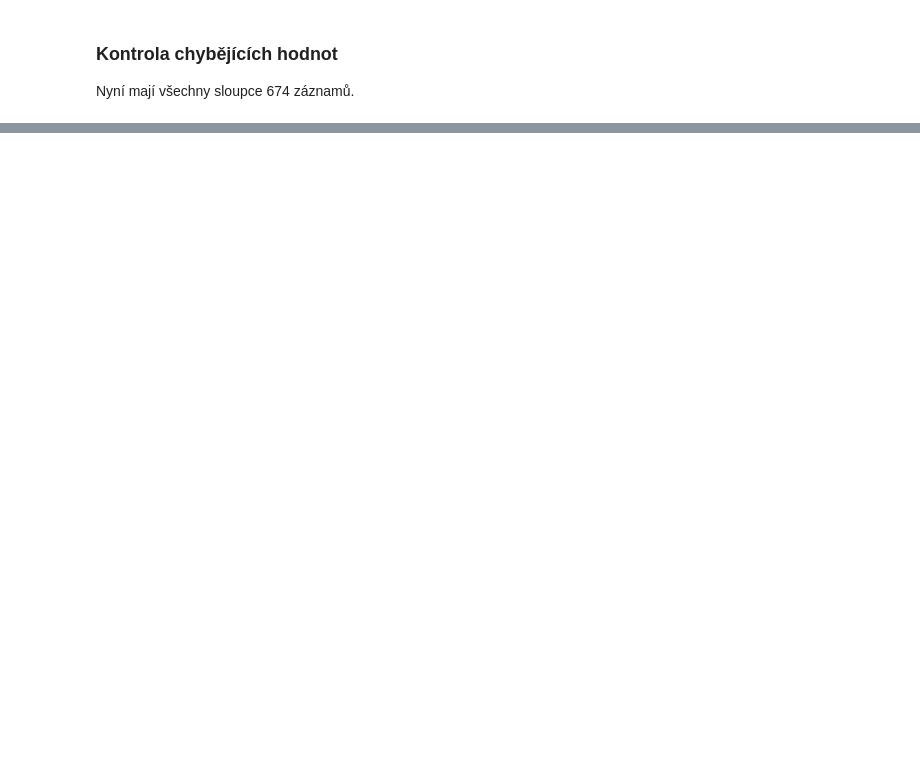
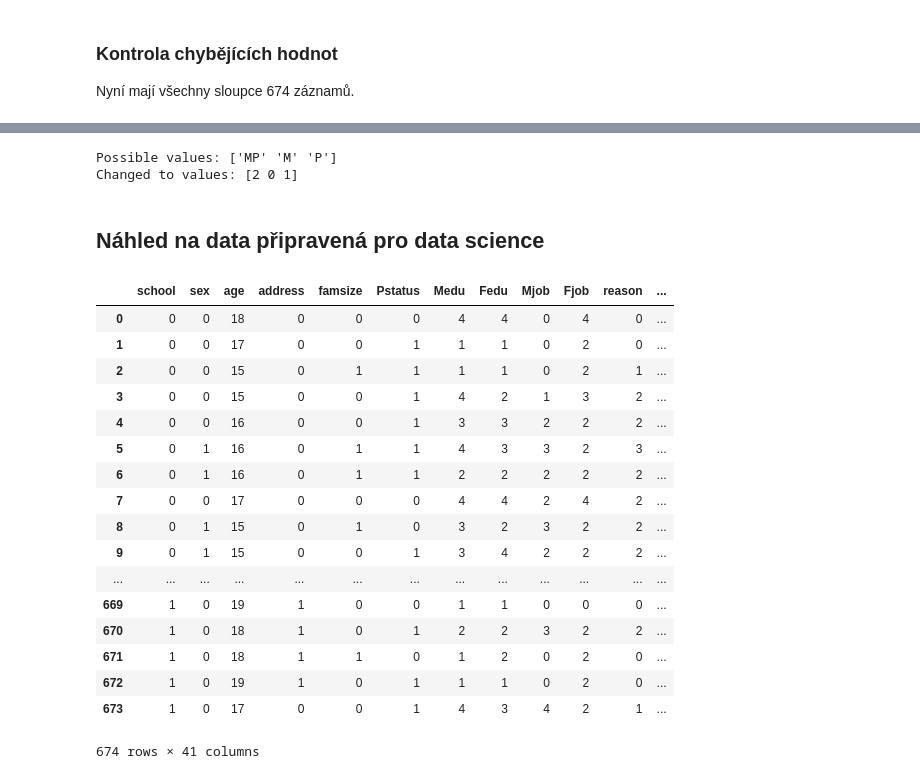
Before and after one commit to jrcech/python-student_alcohol_consumption, a Jupyter notebook: predikce_znamky_z_matematiky_a_portugalistiny.ipynb, the cells around one changed output, grey strips where cells are left out. Drawn from its saved outputs; the diff is of its cells as text; code cells hidden in the pictures; blank space fills up the shorter version.

```diff
--- a/predikce_znamky_z_matematiky_a_portugalistiny.ipynb
+++ b/predikce_znamky_z_matematiky_a_portugalistiny.ipynb
@@ -406,0 +690,16 @@ data
+# %%
+print(f'Possible Mjob values: {data_processed.Mjob.unique()}')
+print(f'Possible Fjob values: {data_processed.Fjob.unique()}')
+
+enum = {
+    'at_home':0,
+    'health':1,
+    'other':2,
+    'services':3,
+    'teacher':4
+}
+
+data_processed[['Mjob', 'Fjob']] = data_processed[['Mjob', 'Fjob']].replace(enum)
+
+print(f'\nMjob changed to values: {data_processed.Mjob.unique()}')
+print(f'Fjob changed to values: {data_processed.Fjob.unique()}')
@@ -406,0 +717,13 @@ data
+# %%
+print(f'Possible values: {data_processed.reason.unique()}')
+
+enum = {
+    'course':0,
+    'other':1,
+    'home':2,
+    'reputation':3
+}
+
+data_processed['reason'] = data_processed['reason'].replace(enum)
+
+print(f'Changed to values: {data_processed.reason.unique()}')
@@ -406,0 +738,6 @@ data
+# %%
+print(f'Possible values: {data_processed.guardian.unique()}')
+
+data_processed['guardian'] = data_processed['guardian'].replace({'mother':0, 'father':1, 'other':2})
+
+print(f'Changed to values: {data_processed.guardian.unique()}')
@@ -406,0 +752,32 @@ data
+# %%
+print(f'Possible values: {data_processed.course.unique()}')
+
+data_processed['course'] = data_processed['course'].replace({'M':0, 'P':1, 'MP':2})
+
+print(f'Changed to values: {data_processed.course.unique()}')
+# %% [output]
+Possible values: ['MP' 'M' 'P']
+Changed to values: [2 0 1]
+# %% [markdown]
+## Náhled na data připravená pro data science
+# %%
+data_processed
+# %% [output]
+|  | school | sex | age | address | famsize | Pstatus | Medu | Fedu | Mjob | Fjob | reason | ... |
+| 0 | 0 | 0 | 18 | 0 | 0 | 0 | 4 | 4 | 0 | 4 | 0 | ... |
+| 1 | 0 | 0 | 17 | 0 | 0 | 1 | 1 | 1 | 0 | 2 | 0 | ... |
+| 2 | 0 | 0 | 15 | 0 | 1 | 1 | 1 | 1 | 0 | 2 | 1 | ... |
+| 3 | 0 | 0 | 15 | 0 | 0 | 1 | 4 | 2 | 1 | 3 | 2 | ... |
+| 4 | 0 | 0 | 16 | 0 | 0 | 1 | 3 | 3 | 2 | 2 | 2 | ... |
+| 5 | 0 | 1 | 16 | 0 | 1 | 1 | 4 | 3 | 3 | 2 | 3 | ... |
+| 6 | 0 | 1 | 16 | 0 | 1 | 1 | 2 | 2 | 2 | 2 | 2 | ... |
+| 7 | 0 | 0 | 17 | 0 | 0 | 0 | 4 | 4 | 2 | 4 | 2 | ... |
+| 8 | 0 | 1 | 15 | 0 | 1 | 0 | 3 | 2 | 3 | 2 | 2 | ... |
+| 9 | 0 | 1 | 15 | 0 | 0 | 1 | 3 | 4 | 2 | 2 | 2 | ... |
+| ... | ... | ... | ... | ... | ... | ... | ... | ... | ... | ... | ... | ... |
+| 669 | 1 | 0 | 19 | 1 | 0 | 0 | 1 | 1 | 0 | 0 | 0 | ... |
+| 670 | 1 | 0 | 18 | 1 | 0 | 1 | 2 | 2 | 3 | 2 | 2 | ... |
+| 671 | 1 | 0 | 18 | 1 | 1 | 0 | 1 | 2 | 0 | 2 | 0 | ... |
+| 672 | 1 | 0 | 19 | 1 | 0 | 1 | 1 | 1 | 0 | 2 | 0 | ... |
+| 673 | 1 | 0 | 17 | 0 | 0 | 1 | 4 | 3 | 4 | 2 | 1 | ... |
+674 rows × 41 columns
```
Also changed, not shown: parts of 39 cells of this notebook.
